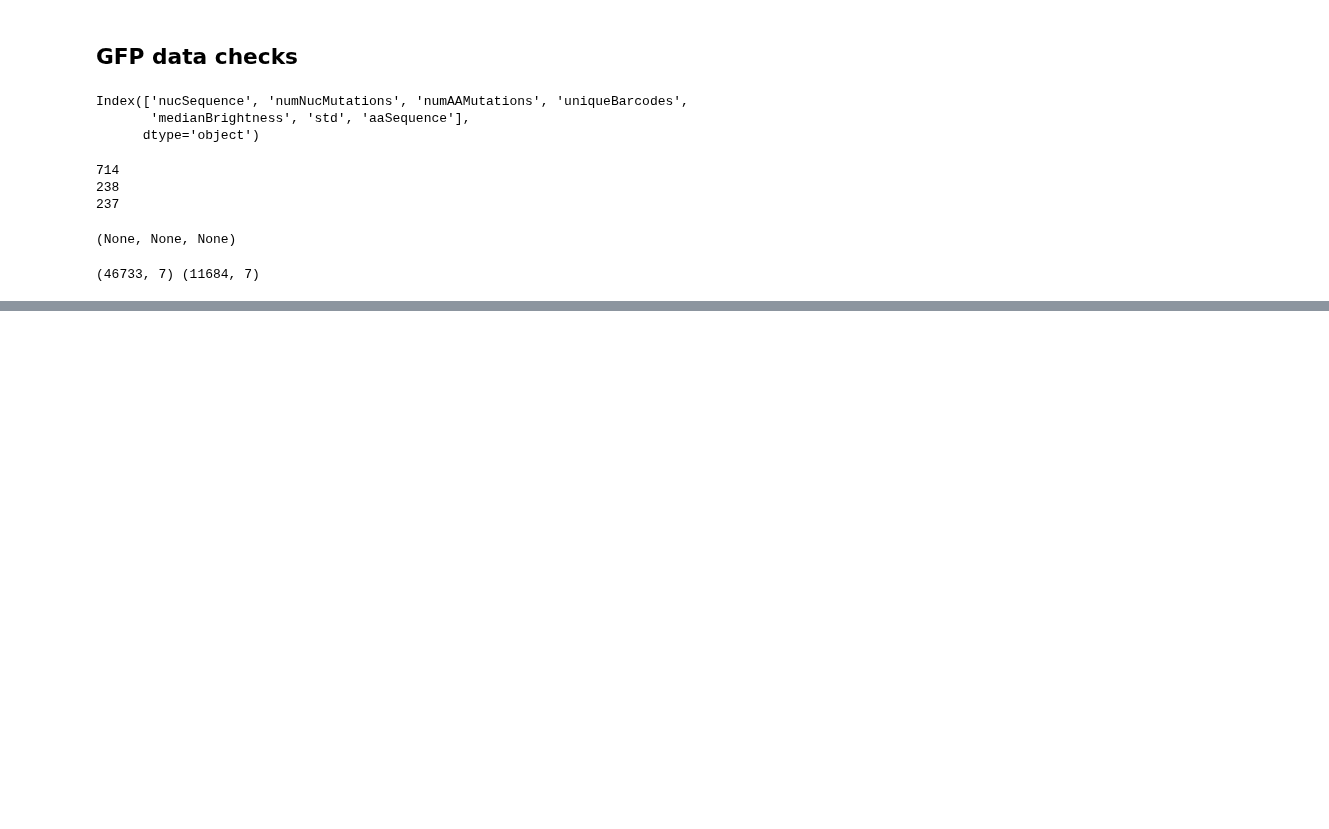
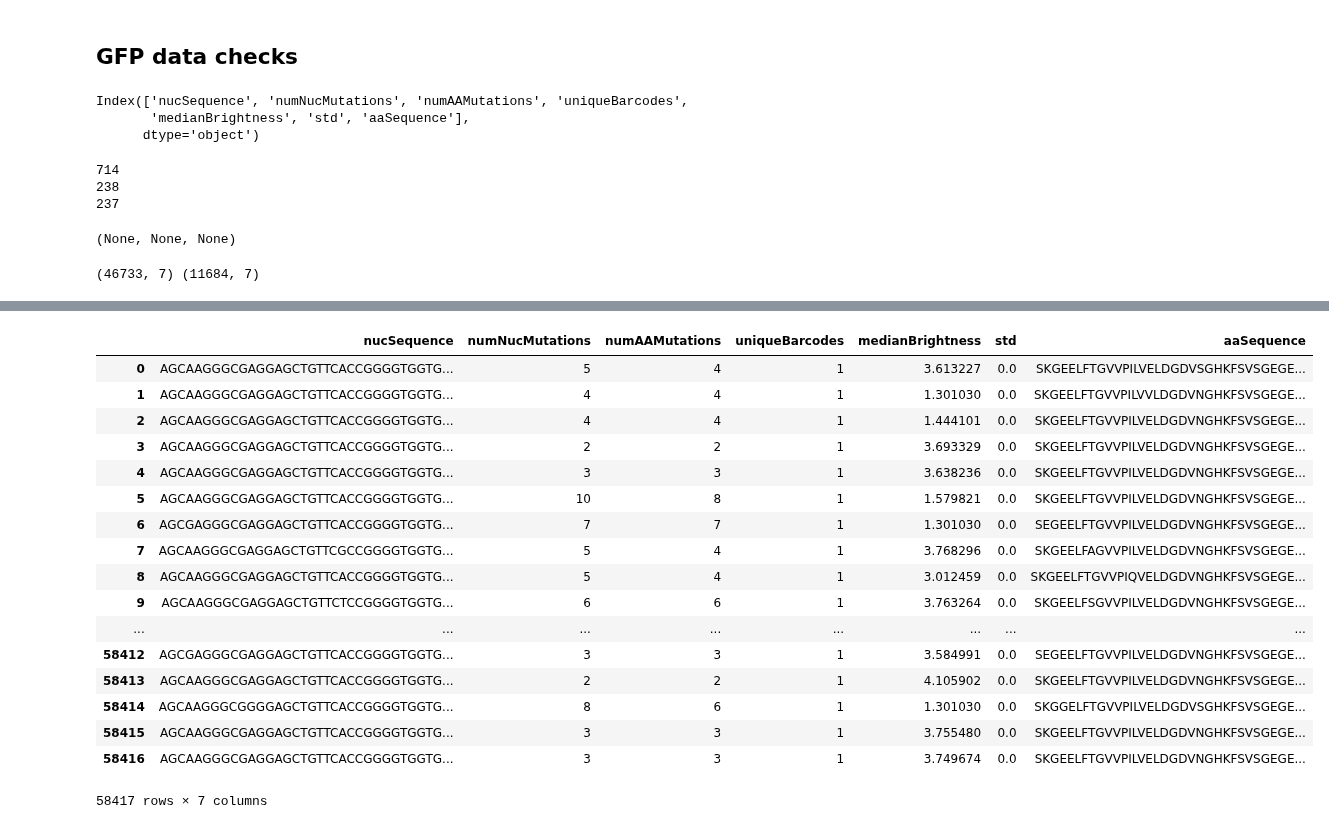
Before and after one commit to j316chuck/generative-model-experiments, a Jupyter notebook: random_experiments.ipynb, the cells around one changed output, grey strips where cells are left out. Drawn from its saved outputs; the diff is of its cells as text; code cells hidden in the pictures; blank space fills up the shorter version.

```diff
--- a/random_experiments.ipynb
+++ b/random_experiments.ipynb
@@ -515,3 +495,24 @@ train_df
+# %%
+df.head(10), df.shape, train_df.head(10), train_df.shape, test_df.head(10), test
+# %% [output]
+|  | nucSequence | numNucMutations | numAAMutations | uniqueBarcodes | medianBrightness | std | aaSequence |
+| 0 | AGCAAGGGCGAGGAGCTGTTCACCGGGGTGGTG... | 5 | 4 | 1 | 3.613227 | 0.0 | SKGEELFTGVVPILVELDGDVSGHKFSVSGEGE... |
+| 1 | AGCAAGGGCGAGGAGCTGTTCACCGGGGTGGTG... | 4 | 4 | 1 | 1.301030 | 0.0 | SKGEELFTGVVPILVVLDGDVNGHKFSVSGEGE... |
+| 2 | AGCAAGGGCGAGGAGCTGTTCACCGGGGTGGTG... | 4 | 4 | 1 | 1.444101 | 0.0 | SKGEELFTGVVPILVELDGDVNGHKFSVSGEGE... |
+| 3 | AGCAAGGGCGAGGAGCTGTTCACCGGGGTGGTG... | 2 | 2 | 1 | 3.693329 | 0.0 | SKGEELFTGVVPILVELDGDVNGHKFSVSGEGE... |
+| 4 | AGCAAGGGCGAGGAGCTGTTCACCGGGGTGGTG... | 3 | 3 | 1 | 3.638236 | 0.0 | SKGEELFTGVVPILVELDGDVNGHKFSVSGEGE... |
+| 5 | AGCAAGGGCGAGGAGCTGTTCACCGGGGTGGTG... | 10 | 8 | 1 | 1.579821 | 0.0 | SKGEELFTGVVPILVELDGDVNGHKFSVSGEGE... |
+| 6 | AGCGAGGGCGAGGAGCTGTTCACCGGGGTGGTG... | 7 | 7 | 1 | 1.301030 | 0.0 | SEGEELFTGVVPILVELDGDVNGHKFSVSGEGE... |
+| 7 | AGCAAGGGCGAGGAGCTGTTCGCCGGGGTGGTG... | 5 | 4 | 1 | 3.768296 | 0.0 | SKGEELFAGVVPILVELDGDVNGHKFSVSGEGE... |
+| 8 | AGCAAGGGCGAGGAGCTGTTCACCGGGGTGGTG... | 5 | 4 | 1 | 3.012459 | 0.0 | SKGEELFTGVVPIQVELDGDVNGHKFSVSGEGE... |
+| 9 | AGCAAGGGCGAGGAGCTGTTCTCCGGGGTGGTG... | 6 | 6 | 1 | 3.763264 | 0.0 | SKGEELFSGVVPILVELDGDVNGHKFSVSGEGE... |
+| ... | ... | ... | ... | ... | ... | ... | ... |
+| 58412 | AGCGAGGGCGAGGAGCTGTTCACCGGGGTGGTG... | 3 | 3 | 1 | 3.584991 | 0.0 | SEGEELFTGVVPILVELDGDVNGHKFSVSGEGE... |
+| 58413 | AGCAAGGGCGAGGAGCTGTTCACCGGGGTGGTG... | 2 | 2 | 1 | 4.105902 | 0.0 | SKGEELFTGVVPILVELDGDVNGHKFSVSGEGE... |
+| 58414 | AGCAAGGGCGGGGAGCTGTTCACCGGGGTGGTG... | 8 | 6 | 1 | 1.301030 | 0.0 | SKGGELFTGVVPILVELDGDVSGHKFSVSGEGE... |
+| 58415 | AGCAAGGGCGAGGAGCTGTTCACCGGGGTGGTG... | 3 | 3 | 1 | 3.755480 | 0.0 | SKGEELFTGVVPILVELDGDVNGHKFSVSGEGE... |
+| 58416 | AGCAAGGGCGAGGAGCTGTTCACCGGGGTGGTG... | 3 | 3 | 1 | 3.749674 | 0.0 | SKGEELFTGVVPILVELDGDVNGHKFSVSGEGE... |
+58417 rows × 7 columns
 # %%
 train_df.to_csv("gfp_train.csv", index=False)
 test_df.to_csv("gfp_test.csv", index=False)
```
Also changed, not shown: parts of 2 cells of this notebook, 3 other files.
